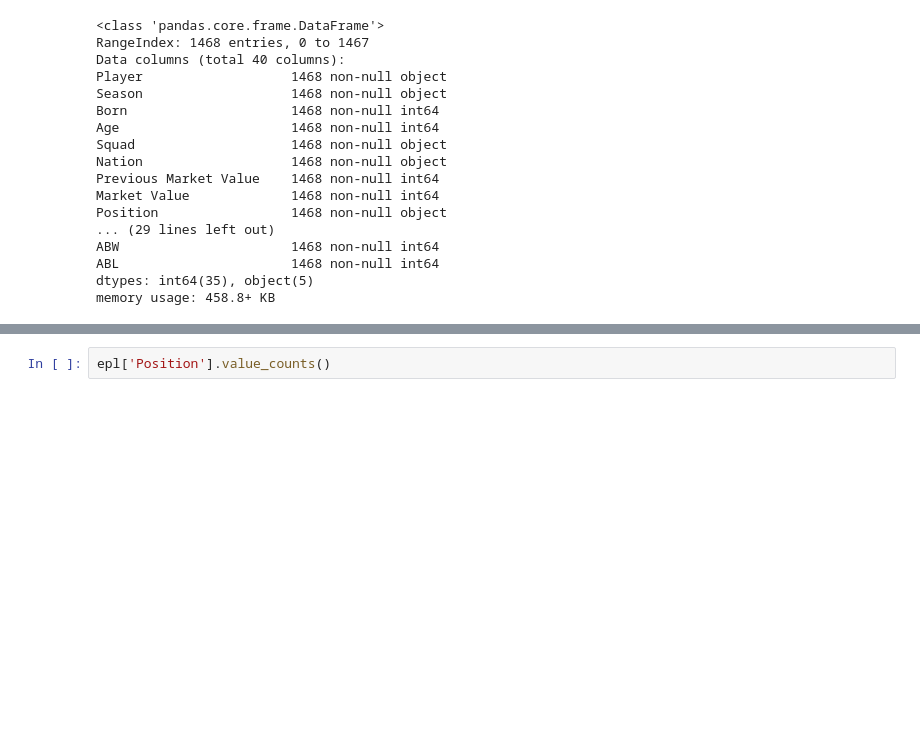
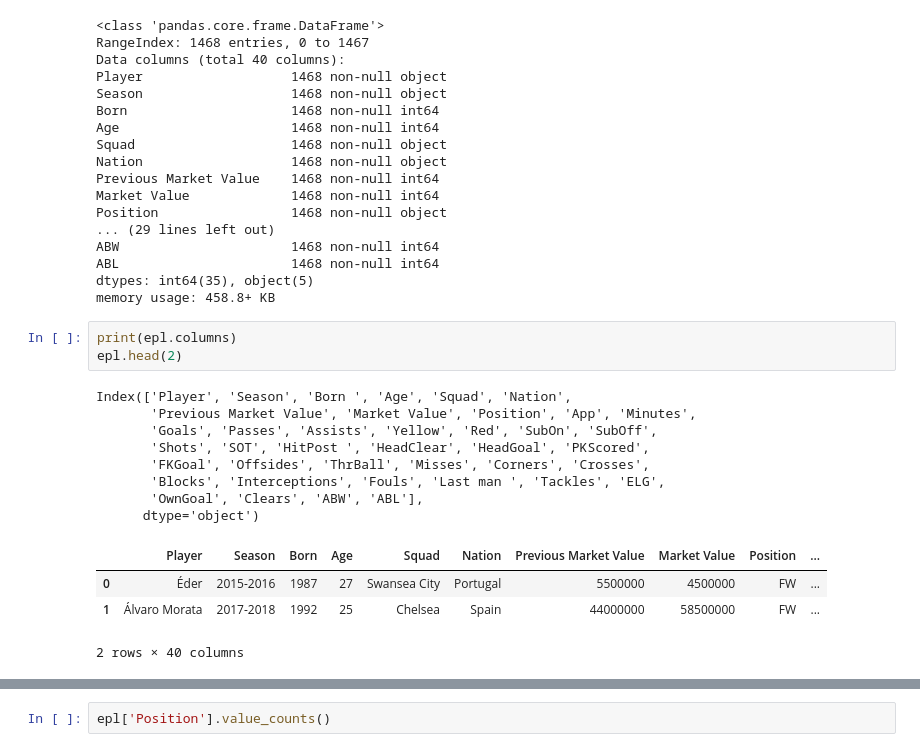
Before and after one commit to Femi-Ogunkola/EPL, a Jupyter notebook: EPL Data Analysis.ipynb, the cells around one changed output, grey strips where cells are left out. Cells and saved outputs as stored; diff of their text form; blank space fills up the shorter version.

```diff
--- a/EPL Data Analysis.ipynb
+++ b/EPL Data Analysis.ipynb
@@ -35,3 +33,19 @@ ABW                      1468 non-null int64
 ABL                      1468 non-null int64
 dtypes: int64(35), object(5)
 memory usage: 458.8+ KB
+# %%
+print(epl.columns)
+epl.head(2)
+# %% [output]
+Index(['Player', 'Season', 'Born ', 'Age', 'Squad', 'Nation',
+       'Previous Market Value', 'Market Value', 'Position', 'App', 'Minutes',
+       'Goals', 'Passes', 'Assists', 'Yellow', 'Red', 'SubOn', 'SubOff',
+       'Shots', 'SOT', 'HitPost ', 'HeadClear', 'HeadGoal', 'PKScored',
+       'FKGoal', 'Offsides', 'ThrBall', 'Misses', 'Corners', 'Crosses',
+       'Blocks', 'Interceptions', 'Fouls', 'Last man ', 'Tackles', 'ELG',
+       'OwnGoal', 'Clears', 'ABW', 'ABL'],
+      dtype='object')
+|  | Player | Season | Born | Age | Squad | Nation | Previous Market Value | Market Value | Position | ... |
+| 0 | Éder | 2015-2016 | 1987 | 27 | Swansea City | Portugal | 5500000 | 4500000 | FW | ... |
+| 1 | Álvaro Morata | 2017-2018 | 1992 | 25 | Chelsea | Spain | 44000000 | 58500000 | FW | ... |
+2 rows × 40 columns
```
Also changed, not shown: parts of 27 cells of this notebook.
